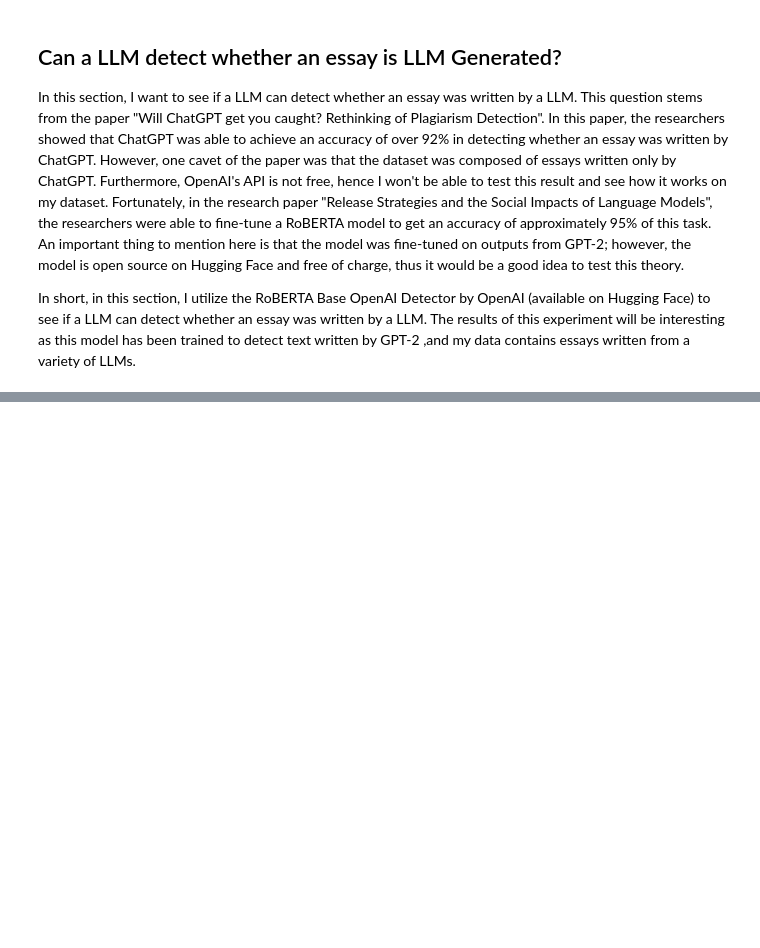
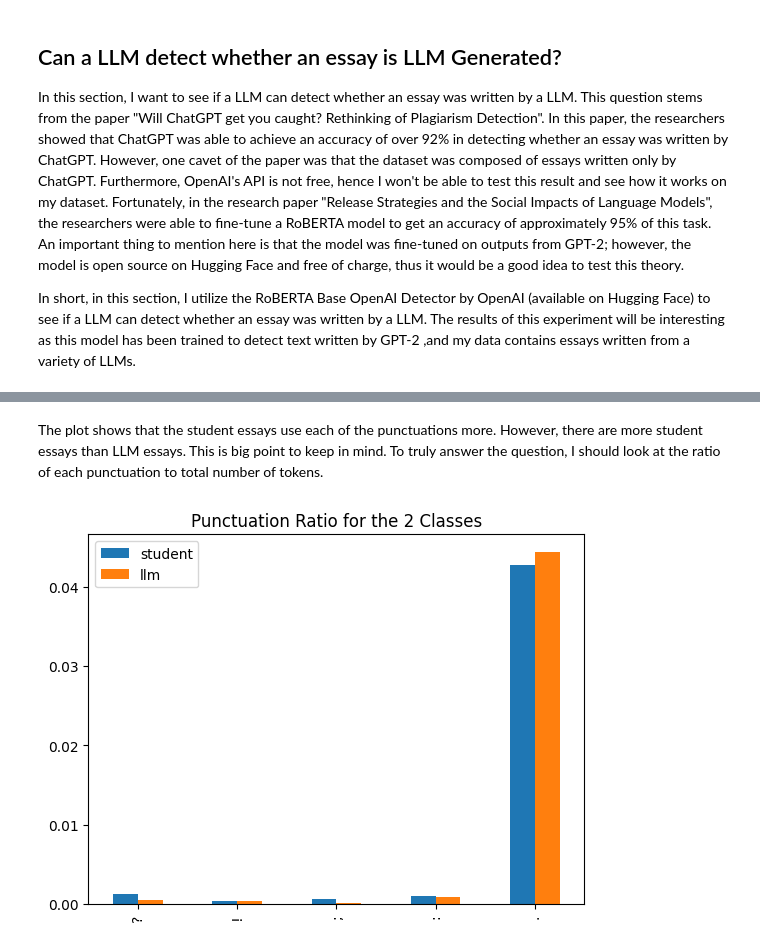
Before and after one commit to JinalShah2002/verify-ai, a Jupyter notebook: notebooks/exploratory-data-analysis.ipynb, the cells around one changed output, grey strips where cells are left out. Cells and saved outputs as stored; diff of their text form; code cells hidden in the pictures; blank space fills up the shorter version.

```diff
--- a/notebooks/exploratory-data-analysis.ipynb
+++ b/notebooks/exploratory-data-analysis.ipynb
@@ -130,0 +412,19 @@ for index in tqdm(range(len(text_list))):
+# %% [markdown]
+The plot shows that the student essays use each of the punctuations more. However, there are more student essays than LLM essays. This is big point to keep in mind. To truly answer the question, I should look at the ratio of each punctuation to total number of tokens.
+# %%
+# Getting the total token counts
+total_student = 0
+for key in student_vocab.keys():
+    total_student += student_vocab[key]
+
+total_llm = 0
+for key in llm_vocab.keys():
+    total_llm += llm_vocab[key]
+# %%
+punc_counts_df['student'] = punc_counts_df['student'] / total_student
+punc_counts_df['llm'] = punc_counts_df['llm'] / total_llm
+
+punc_counts_df.plot(kind='bar',stacked=False,title='Punctuation Ratio for the 2 Classes')
+plt.show()
+# %% [output]
+[figure, added]
```
Also changed, not shown: parts of 45 cells of this notebook, 2 other files.
